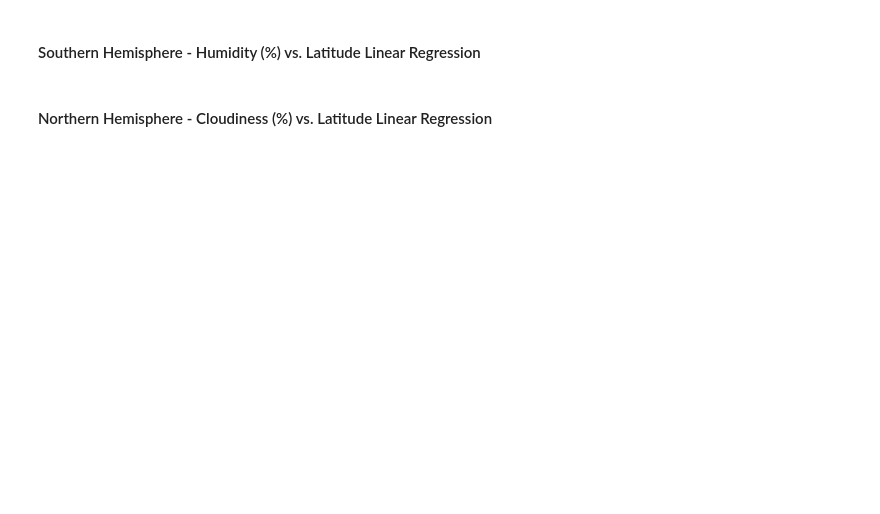
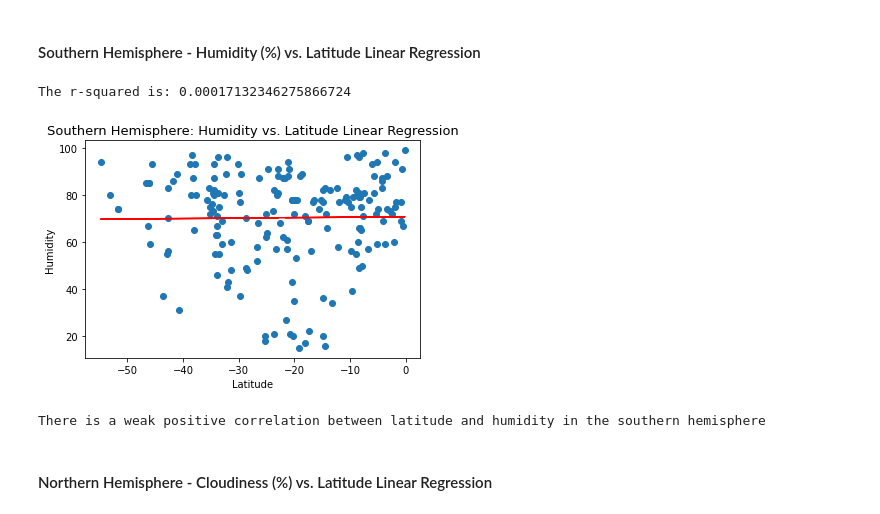
Before and after one commit to arcebri1/API-challenge, a Jupyter notebook: WeatherPy/WeatherPy.ipynb, the cells around one changed output. Cells and saved outputs as stored; diff of their text form; code cells hidden in the pictures; blank space fills up the shorter version.

```diff
--- a/WeatherPy/WeatherPy.ipynb
+++ b/WeatherPy/WeatherPy.ipynb
@@ -257,19 +328,26 @@ plt.show()
 # %%
 #Plot the scatter plot with the regression line
 y_values=south['Humidity']
 x_values=south['Latitude']
 (slope, intercept, rvalue, pvalue, stderr) = linregress(x_values, y_values)
 regress_values = x_values * slope + intercept
 line_eq = "y = " + str(round(slope,2)) + "x + " + str(round(intercept,2))
 plt.scatter(x_values,y_values)
 plt.plot(x_values,regress_values,"r-")
-plt.annotate(line_eq,(20,30),fontsize=15,color="red")
+plt.annotate(line_eq,(10,10),fontsize=15,color="red")
 plt.xlabel('Latitude', fontsize =10)
 plt.ylabel('Humidity', fontsize =10)
 plt.title('Southern Hemisphere: Humidity vs. Latitude Linear Regression',fontsize =13)
 print(f"The r-squared is: {rvalue**2}")
 plt.savefig("South Humidity vs Lat Lnr Reg.png")
 plt.show()
+# %% [output]
+The r-squared is: 0.00017132346275866724
+[figure, added]
+# %%
+print('There is a weak positive correlation between latitude and humidity in the southern hemisphere')
+# %% [output]
+There is a weak positive correlation between latitude and humidity in the southern hemisphere
 # %% [markdown]
 ####  Northern Hemisphere - Cloudiness (%) vs. Latitude Linear Regression
 # %%
```
Also changed, not shown: parts of 28 cells of this notebook.
